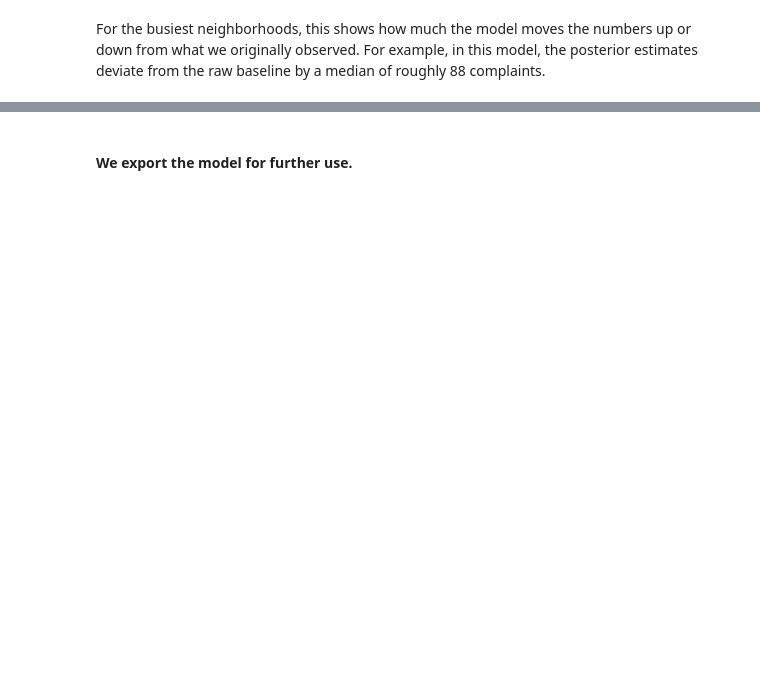
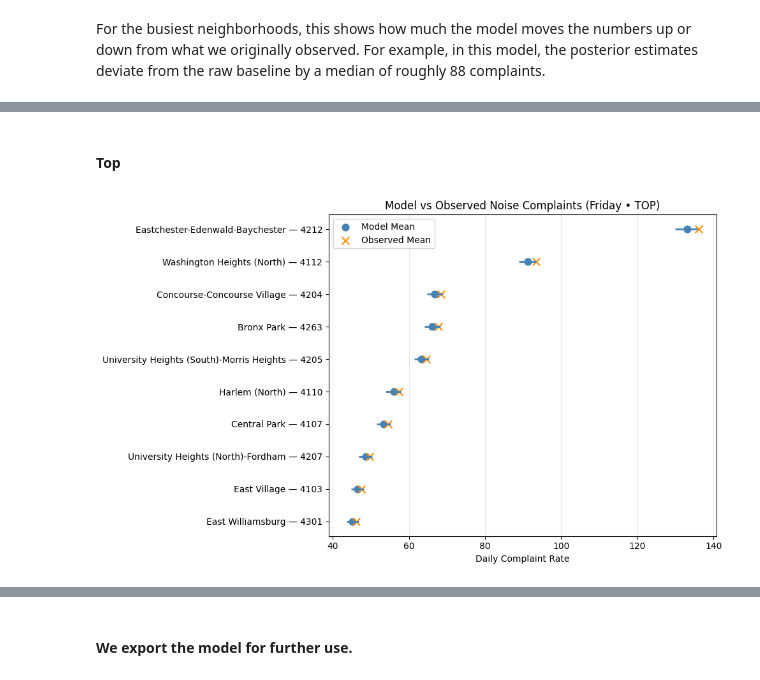
Before and after one commit to mosesmc52/nyc-311-bayesian-noise-models, a Jupyter notebook: notebooks/2_neighborhood_differences.ipynb, the cells around one changed output, grey strips where cells are left out. Drawn from its saved outputs; the diff is of its cells as text; code cells hidden in the pictures; blank space fills up the shorter version.

Commit message:
update the charts of the output of the first model

```diff
--- a/notebooks/2_neighborhood_differences.ipynb
+++ b/notebooks/2_neighborhood_differences.ipynb
@@ -370,0 +386,6 @@ _= plot_topn_absdiff(cmp, n=10)
+# %% [markdown]
+#### Top
+# %%
+_ = plot_puma_model_vs_observed(cmp, dow="Friday", segment="top", n=10, figsize=(10, 6))
+# %% [output]
+[figure, added]
```
Also changed, not shown: parts of 17 cells of this notebook, 1 other file.
